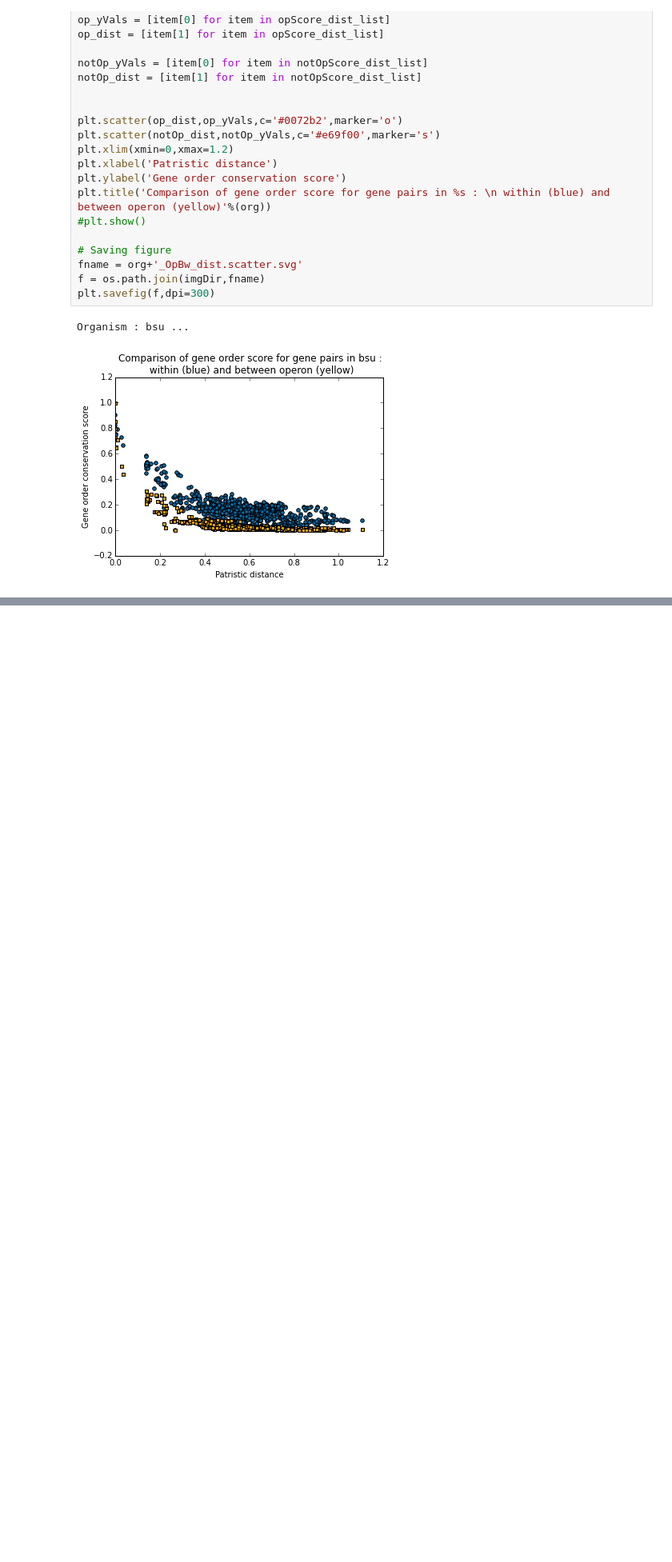
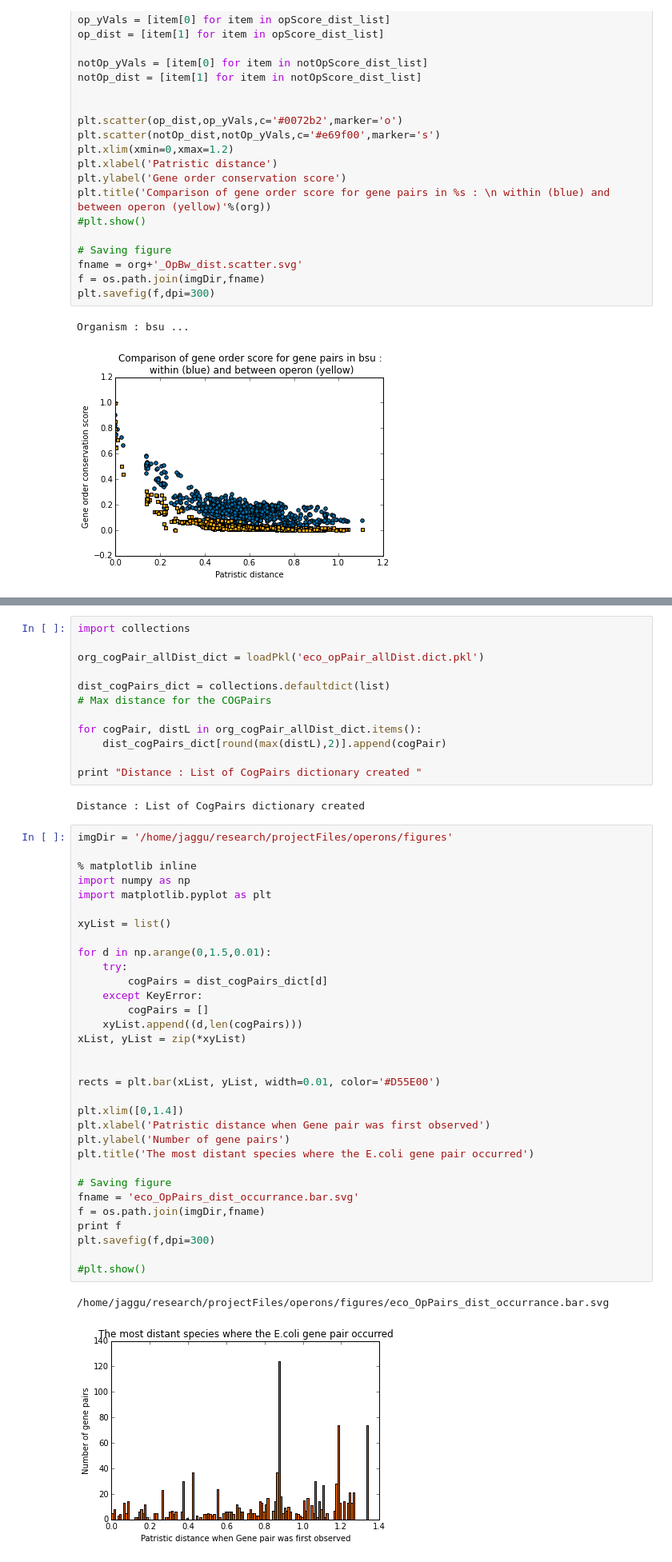
Before and after one commit to jagannath/operons, a Jupyter notebook: bactPhylogeny.ipynb, the cells around one changed output, grey strips where cells are left out. Shown at 80% size. Cells and saved outputs as stored; diff of their text form; blank space fills up the shorter version.

```diff
--- a/bactPhylogeny.ipynb
+++ b/bactPhylogeny.ipynb
@@ -307,0 +358,49 @@ Organism : bsu ...
+# %%
+import collections
+
+org_cogPair_allDist_dict = loadPkl('eco_opPair_allDist.dict.pkl')
+
+dist_cogPairs_dict = collections.defaultdict(list)
+# Max distance for the COGPairs
+
+for cogPair, distL in org_cogPair_allDist_dict.items():
+    dist_cogPairs_dict[round(max(distL),2)].append(cogPair)
+
+print "Distance : List of CogPairs dictionary created "
+# %% [output]
+Distance : List of CogPairs dictionary created
+# %%
+imgDir = '/home/jaggu/research/projectFiles/operons/figures'
+
+% matplotlib inline
+import numpy as np
+import matplotlib.pyplot as plt
+
+xyList = list()
+
+for d in np.arange(0,1.5,0.01):
+    try:
+        cogPairs = dist_cogPairs_dict[d]
+    except KeyError:
+        cogPairs = []
+    xyList.append((d,len(cogPairs)))
+xList, yList = zip(*xyList)
+
+
+rects = plt.bar(xList, yList, width=0.01, color='#D55E00')
+
+plt.xlim([0,1.4])
+plt.xlabel('Patristic distance when Gene pair was first observed')
+plt.ylabel('Number of gene pairs')
+plt.title('The most distant species where the E.coli gene pair occurred')
+
+# Saving figure
+fname = 'eco_OpPairs_dist_occurrance.bar.svg'
+f = os.path.join(imgDir,fname)
+print f
+plt.savefig(f,dpi=300)
+
+#plt.show()
+# %% [output]
+/home/jaggu/research/projectFiles/operons/figures/eco_OpPairs_dist_occurrance.bar.svg
+[figure, added]
```
Also changed, not shown: parts of 4 cells of this notebook, 3 other files.
